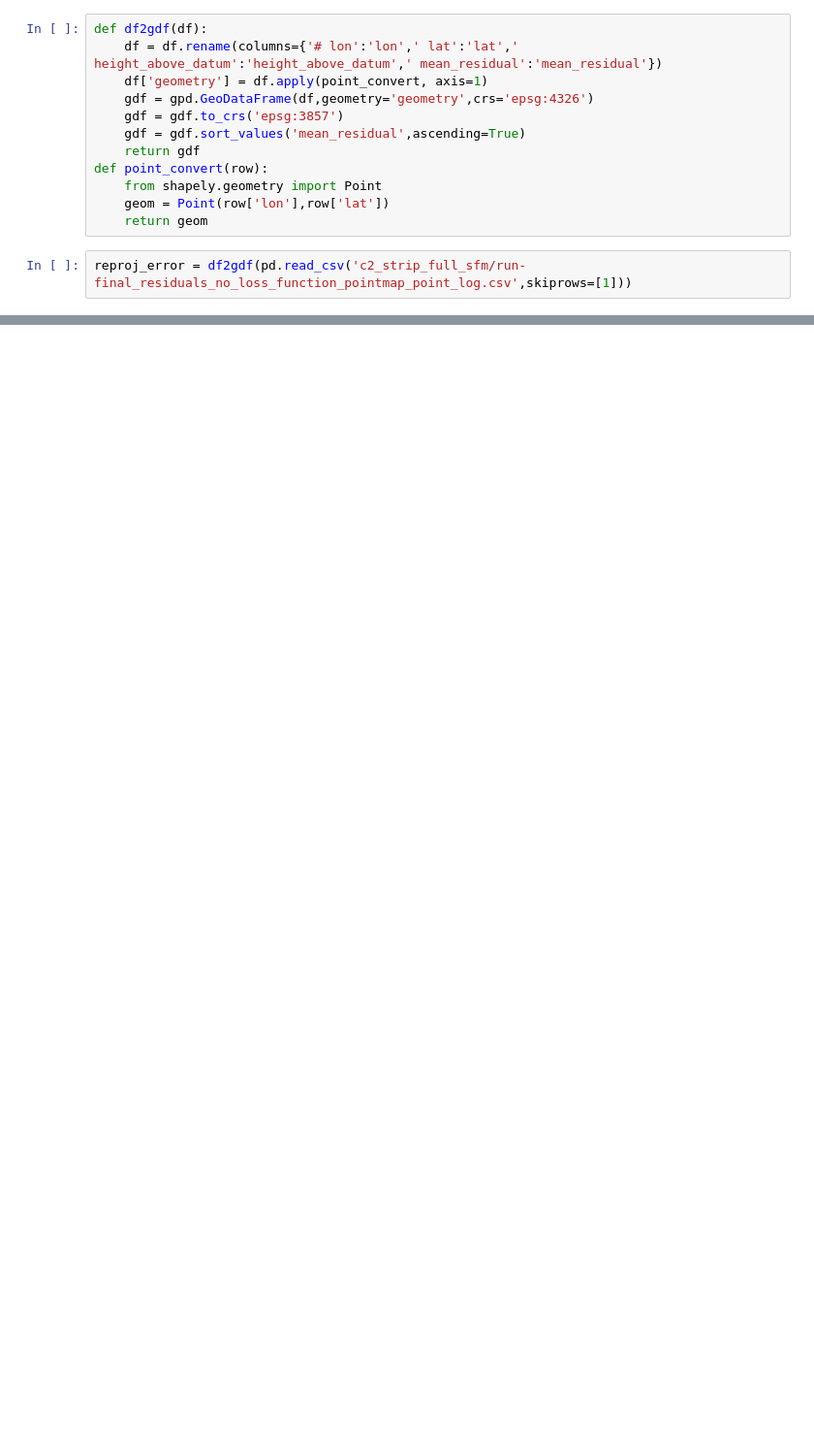
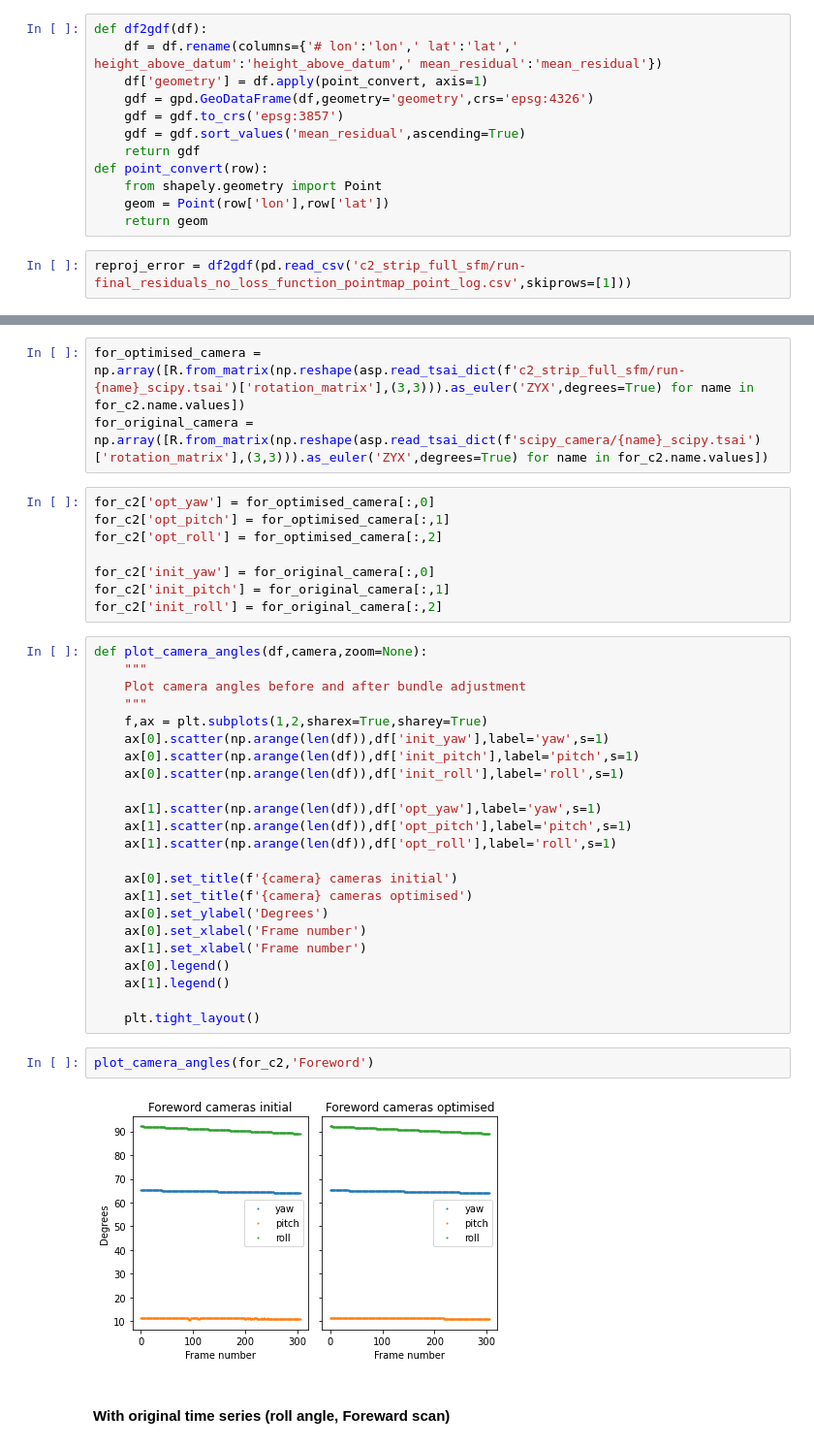
Before and after one commit to uw-cryo/skysat_stereo, a Jupyter notebook: notebooks/skysat_l1a_bundle_adjustment.ipynb, the cells around one changed output, grey strips where cells are left out. Shown at 97% size. Cells and saved outputs as stored; diff of their text form; blank space fills up the shorter version.

```diff
--- a/notebooks/skysat_l1a_bundle_adjustment.ipynb
+++ b/notebooks/skysat_l1a_bundle_adjustment.ipynb
@@ -1073,0 +1154,40 @@ reproj_error.describe()
+# %%
+for_optimised_camera = np.array([R.from_matrix(np.reshape(asp.read_tsai_dict(f'c2_strip_full_sfm/run-{name}_scipy.tsai')['rotation_matrix'],(3,3))).as_euler('ZYX',degrees=True) for name in for_c2.name.values])
+for_original_camera = np.array([R.from_matrix(np.reshape(asp.read_tsai_dict(f'scipy_camera/{name}_scipy.tsai')['rotation_matrix'],(3,3))).as_euler('ZYX',degrees=True) for name in for_c2.name.values])
+# %%
+for_c2['opt_yaw'] = for_optimised_camera[:,0]
+for_c2['opt_pitch'] = for_optimised_camera[:,1]
+for_c2['opt_roll'] = for_optimised_camera[:,2]
+
+for_c2['init_yaw'] = for_original_camera[:,0]
+for_c2['init_pitch'] = for_original_camera[:,1]
+for_c2['init_roll'] = for_original_camera[:,2]
+# %%
+def plot_camera_angles(df,camera,zoom=None):
+    """
+    Plot camera angles before and after bundle adjustment
+    """
+    f,ax = plt.subplots(1,2,sharex=True,sharey=True)
+    ax[0].scatter(np.arange(len(df)),df['init_yaw'],label='yaw',s=1)
+    ax[0].scatter(np.arange(len(df)),df['init_pitch'],label='pitch',s=1)
+    ax[0].scatter(np.arange(len(df)),df['init_roll'],label='roll',s=1)
+
+    ax[1].scatter(np.arange(len(df)),df['opt_yaw'],label='yaw',s=1)
+    ax[1].scatter(np.arange(len(df)),df['opt_pitch'],label='pitch',s=1)
+    ax[1].scatter(np.arange(len(df)),df['opt_roll'],label='roll',s=1)
+
+    ax[0].set_title(f'{camera} cameras initial')
+    ax[1].set_title(f'{camera} cameras optimised')
+    ax[0].set_ylabel('Degrees')
+    ax[0].set_xlabel('Frame number')
+    ax[1].set_xlabel('Frame number')
+    ax[0].legend()
+    ax[1].legend()
+
+    plt.tight_layout()
+# %%
+plot_camera_angles(for_c2,'Foreword')
+# %% [output]
+[figure, added]
+# %% [markdown]
+#### With original time series (roll angle, Foreward scan)
```
Also changed, not shown: parts of 78 cells of this notebook.
